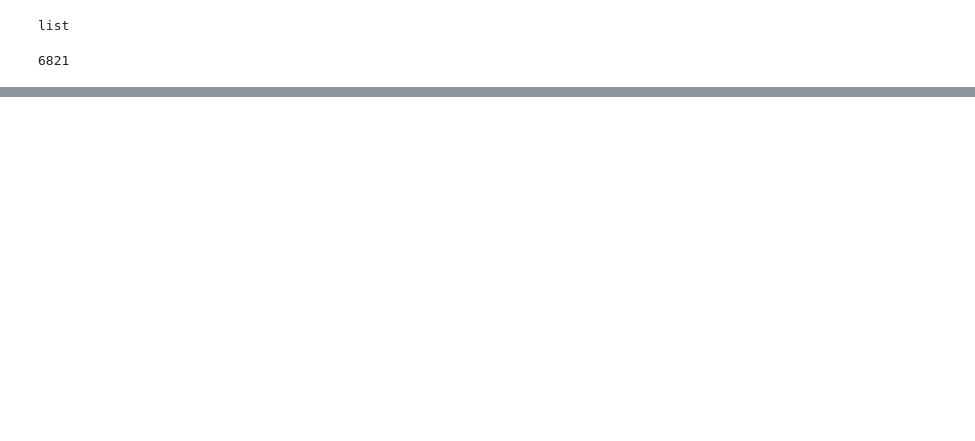
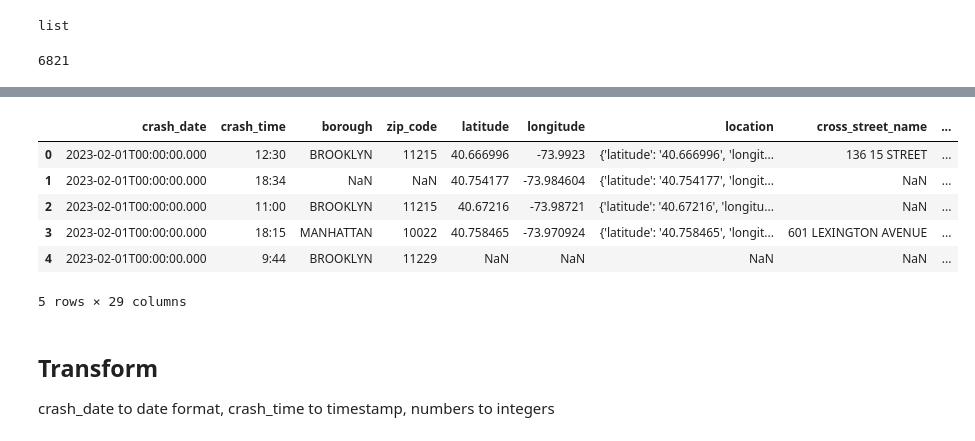
Before and after one commit to yashkansal97/nyc-traffic-collisions-analysis, a Jupyter notebook: traffic-collisions-ETL.ipynb, the cells around one changed output, grey strips where cells are left out. Cells and saved outputs as stored; diff of their text form; code cells hidden in the pictures; blank space fills up the shorter version.

```diff
--- a/traffic-collisions-ETL.ipynb
+++ b/traffic-collisions-ETL.ipynb
@@ -19,0 +49,15 @@ len(data)
+# %%
+df = pd.DataFrame(data)
+df.head()
+# %% [output]
+|  | crash_date | crash_time | borough | zip_code | latitude | longitude | location | cross_street_name | ... |
+| 0 | 2023-02-01T00:00:00.000 | 12:30 | BROOKLYN | 11215 | 40.666996 | -73.9923 | {'latitude': '40.666996', 'longit... | 136 15 STREET | ... |
+| 1 | 2023-02-01T00:00:00.000 | 18:34 | NaN | NaN | 40.754177 | -73.984604 | {'latitude': '40.754177', 'longit... | NaN | ... |
+| 2 | 2023-02-01T00:00:00.000 | 11:00 | BROOKLYN | 11215 | 40.67216 | -73.98721 | {'latitude': '40.67216', 'longitu... | NaN | ... |
+| 3 | 2023-02-01T00:00:00.000 | 18:15 | MANHATTAN | 10022 | 40.758465 | -73.970924 | {'latitude': '40.758465', 'longit... | 601 LEXINGTON AVENUE | ... |
+| 4 | 2023-02-01T00:00:00.000 | 9:44 | BROOKLYN | 11229 | NaN | NaN | NaN | NaN | ... |
+5 rows × 29 columns
+# %% [markdown]
+## Transform
+
+crash_date to date format, crash_time to timestamp, numbers to integers
```
Also changed, not shown: parts of 13 cells of this notebook, 2 other files.
